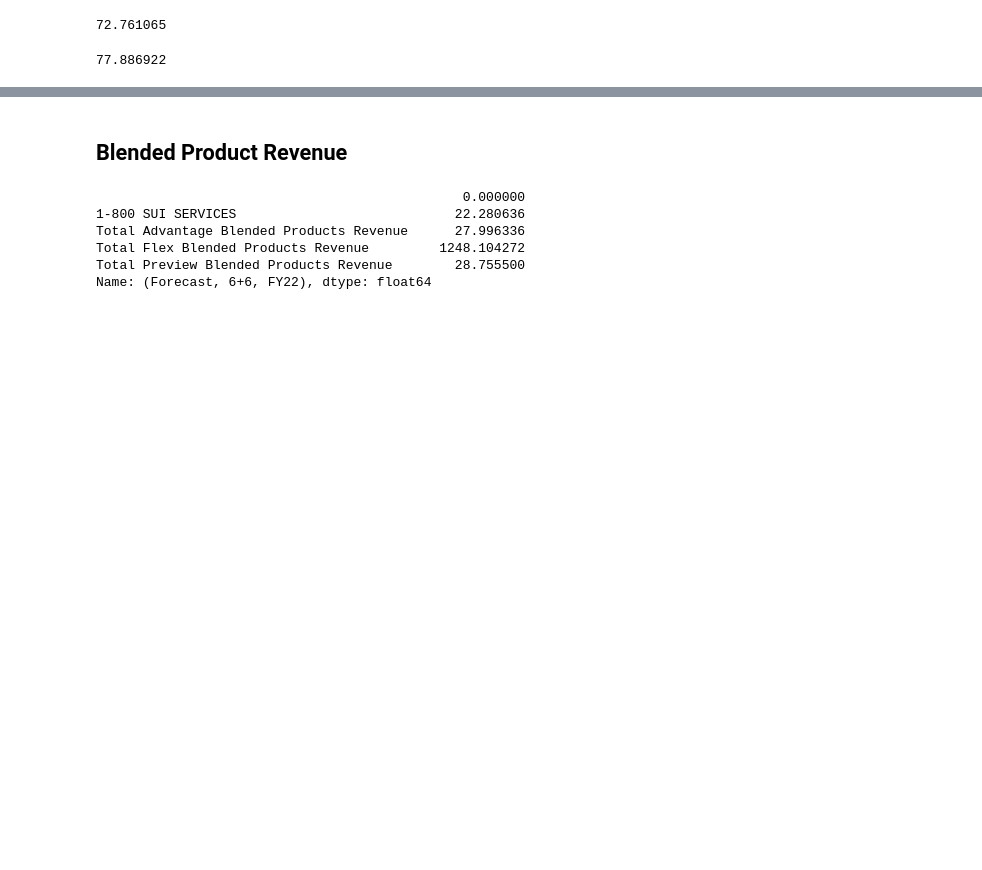
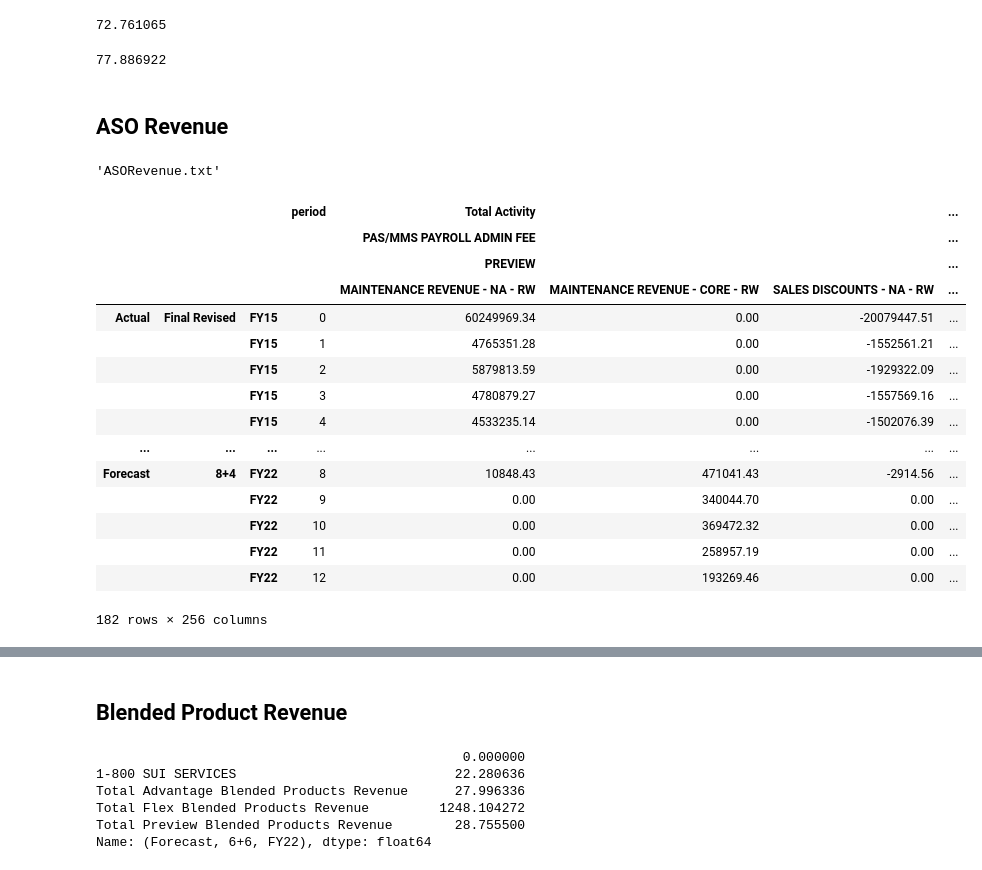
Before and after one commit to jluisjm/Paychex_revenue_forecast, a Jupyter notebook: clean_data.ipynb, the cells around one changed output, grey strips where cells are left out. Cells and saved outputs as stored; diff of their text form; code cells hidden in the pictures; blank space fills up the shorter version.

```diff
--- a/clean_data.ipynb
+++ b/clean_data.ipynb
@@ -143,3 +143,38 @@ df[(df['period']<=6)&(df['period']>=4)]\
     .sum()/1000000
 # %% [output]
 77.886922
+# %% [markdown]
+## ASO Revenue
+# %%
+blob_list[2]
+# %% [output]
+'ASORevenue.txt'
+# %%
+df = get_df(blob_service_client, blob_list[2], container= container_name)\
+    .reset_index(-1)\
+    .rename(columns={'level_3':'period'})
+
+#Correct month
+df['period'] = df['period']\
+    .replace({'\nJun': 1, '\nJul': 2, '\nAug': 3, '\nSep': 4, '\nOct': 5, '\nNov': 6, '\nDec': 7, '\nJan': 8,
+              '\nFeb': 9, '\nMar': 10, '\nApr': 11, '\nMay': 12, 'YearTotal':0})\
+    .astype('int')
+# %%
+df
+# %% [output]
+|  |  |  | period | Total Activity |  |  | ... |
+|  |  |  |  | PAS/MMS PAYROLL ADMIN FEE |  |  | ... |
+|  |  |  |  | PREVIEW |  |  | ... |
+|  |  |  |  | MAINTENANCE REVENUE - NA - RW | MAINTENANCE REVENUE - CORE - RW | SALES DISCOUNTS - NA - RW | ... |
+| Actual | Final Revised | FY15 | 0 | 60249969.34 | 0.00 | -20079447.51 | ... |
+|  |  | FY15 | 1 | 4765351.28 | 0.00 | -1552561.21 | ... |
+|  |  | FY15 | 2 | 5879813.59 | 0.00 | -1929322.09 | ... |
+|  |  | FY15 | 3 | 4780879.27 | 0.00 | -1557569.16 | ... |
+|  |  | FY15 | 4 | 4533235.14 | 0.00 | -1502076.39 | ... |
+| ... | ... | ... | ... | ... | ... | ... | ... |
+| Forecast | 8+4 | FY22 | 8 | 10848.43 | 471041.43 | -2914.56 | ... |
+|  |  | FY22 | 9 | 0.00 | 340044.70 | 0.00 | ... |
+|  |  | FY22 | 10 | 0.00 | 369472.32 | 0.00 | ... |
+|  |  | FY22 | 11 | 0.00 | 258957.19 | 0.00 | ... |
+|  |  | FY22 | 12 | 0.00 | 193269.46 | 0.00 | ... |
+182 rows × 256 columns
```
Also changed, not shown: parts of 5 cells of this notebook, 7 other files.
